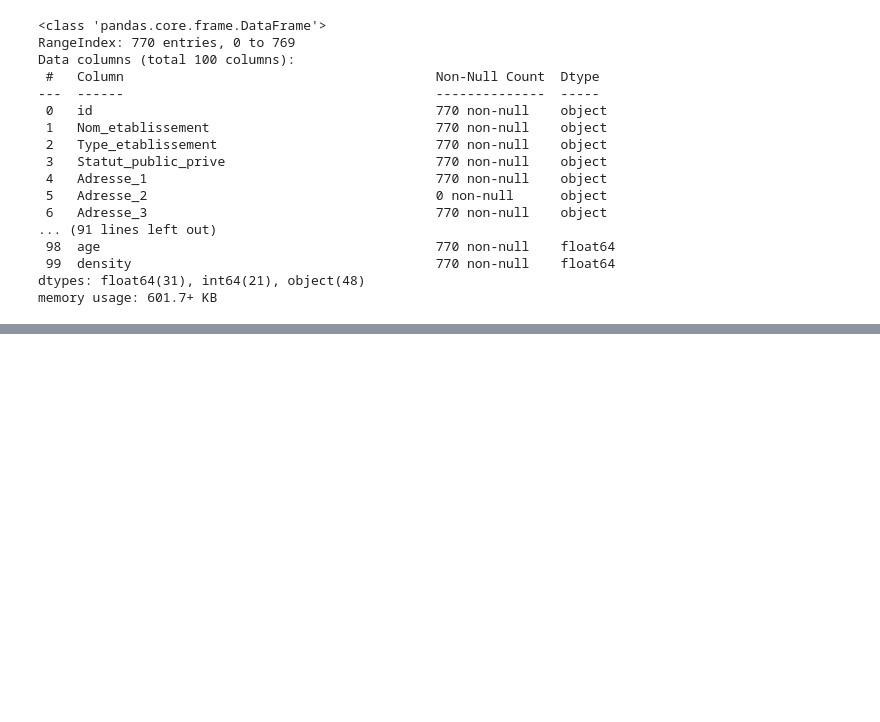
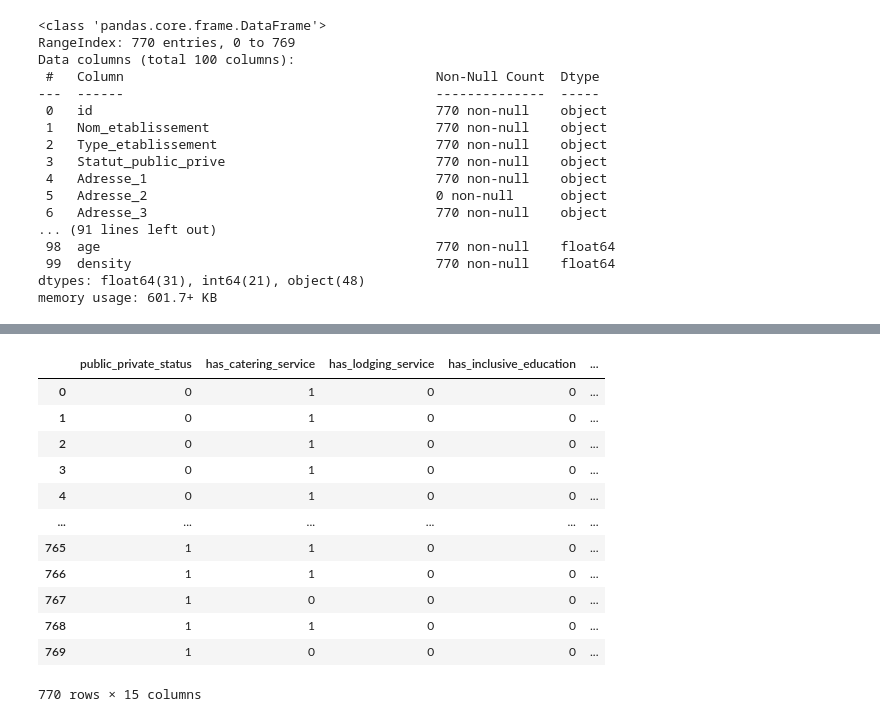
Before and after one commit to carlosbarrone/personal, a Jupyter notebook: notebooks/python/paris_nursery_schools.ipynb, the cells around one changed output, grey strips where cells are left out. Drawn from its saved outputs; the diff is of its cells as text; code cells hidden in the pictures; blank space fills up the shorter version.

Commit message:
new version of paris_nursery_schools notebook

```diff
--- a/notebooks/python/paris_nursery_schools.ipynb
+++ b/notebooks/python/paris_nursery_schools.ipynb
@@ -670,0 +762,23 @@ df.iloc[:,:]
+# %%
+kproto = KPrototypes(n_clusters=3, max_iter=20)
+labels = kproto.fit_predict(df_analysis_matrix, categorical=[0,1,2,3,4,5,6])
+df_analysis['label'] = labels
+df_analysis['latitude'] = df_raw['latitude']
+df_analysis['longitude']= df_raw['longitude']
+df_analysis['school_name']= df_raw['Nom_etablissement']
+# %%
+df_analysis
+# %% [output]
+|  | public_private_status | has_catering_service | has_lodging_service | has_inclusive_education | ... |
+| 0 | 0 | 1 | 0 | 0 | ... |
+| 1 | 0 | 1 | 0 | 0 | ... |
+| 2 | 0 | 1 | 0 | 0 | ... |
+| 3 | 0 | 1 | 0 | 0 | ... |
+| 4 | 0 | 1 | 0 | 0 | ... |
+| ... | ... | ... | ... | ... | ... |
+| 765 | 1 | 1 | 0 | 0 | ... |
+| 766 | 1 | 1 | 0 | 0 | ... |
+| 767 | 1 | 0 | 0 | 0 | ... |
+| 768 | 1 | 1 | 0 | 0 | ... |
+| 769 | 1 | 0 | 0 | 0 | ... |
+770 rows × 15 columns
```
Also changed, not shown: parts of 25 cells of this notebook.
